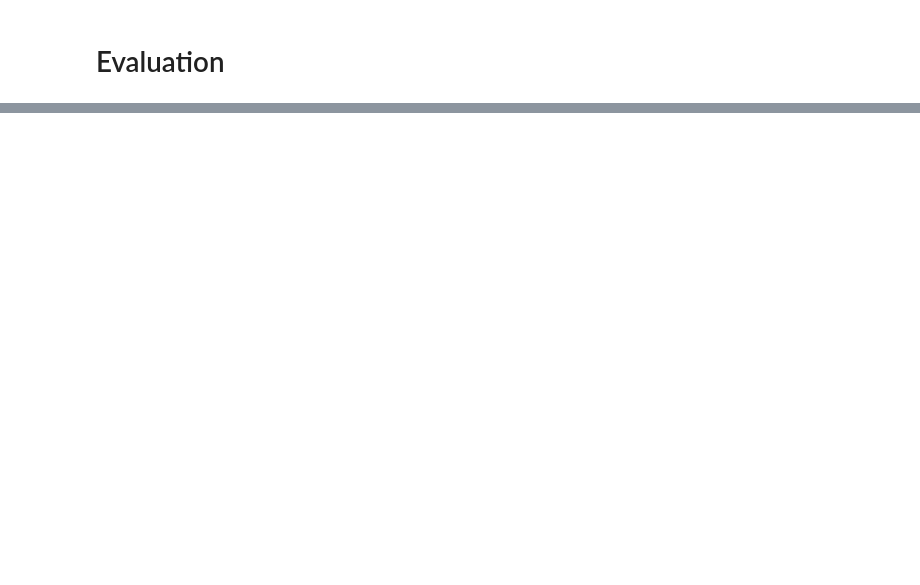
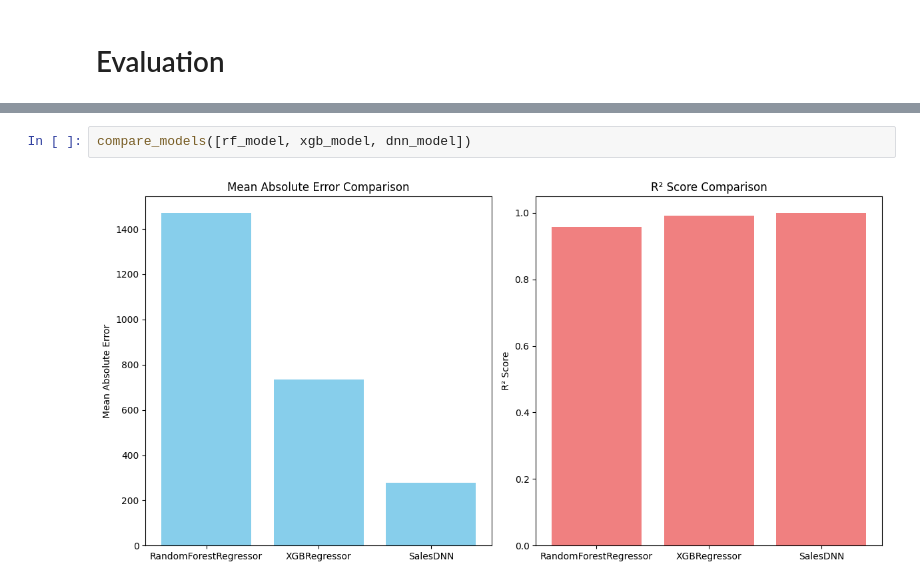
Before and after one commit to NitayGitHub/Sales-Prediction, a Jupyter notebook: Sales Prediction.ipynb, the cells around one changed output, grey strips where cells are left out. Cells and saved outputs as stored; diff of their text form; blank space fills up the shorter version.

```diff
--- a/Sales Prediction.ipynb
+++ b/Sales Prediction.ipynb
@@ -135,3 +408,7 @@ R-squared: 0.9906059578433433
+# %%
+compare_models([rf_model, xgb_model, dnn_model])
+# %% [output]
+[figure, added]
 # %%
 # Get feature names and importances
 features = X.columns
```
Also changed, not shown: parts of 21 cells of this notebook.
